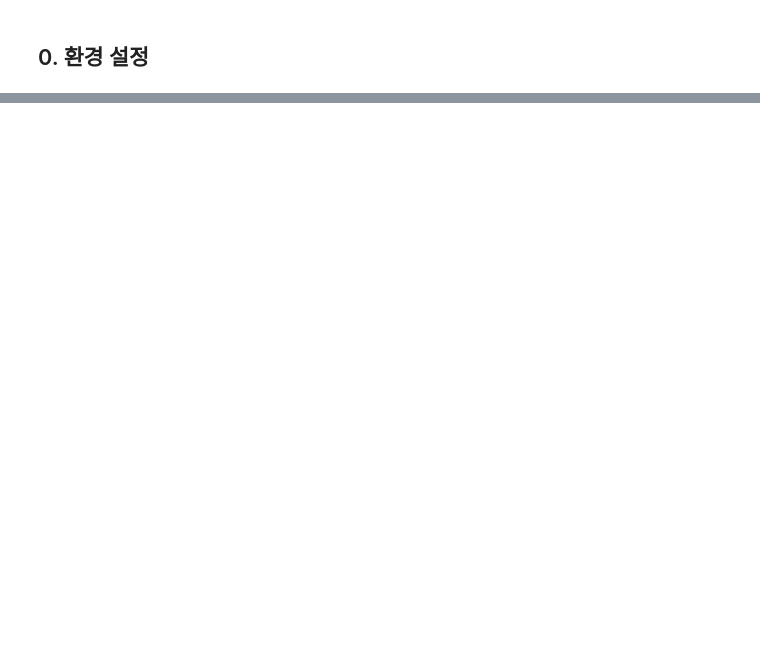
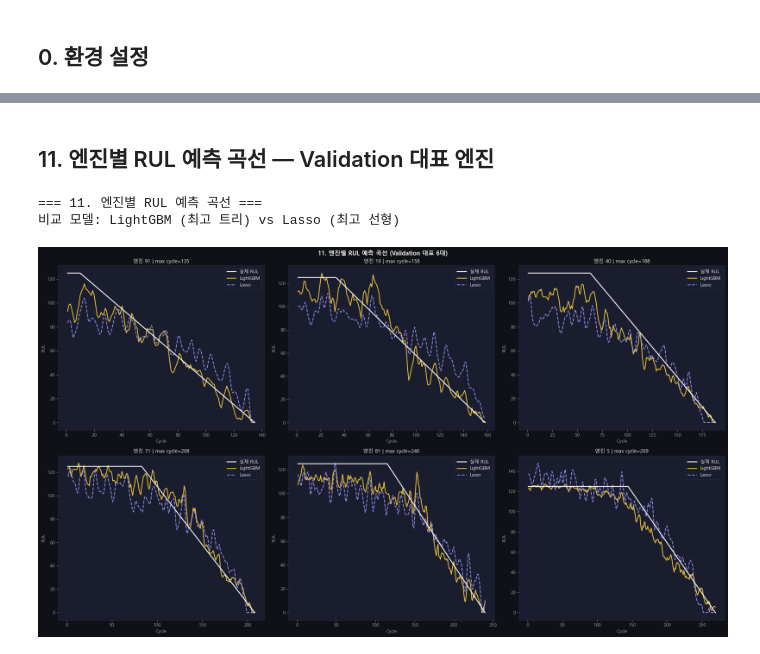
Before and after one commit to dlalswns0211/sparta_project_4_team16, a Jupyter notebook: MJ/CMAPSS_ML_FD001_MJ.ipynb, the cells around one changed output, grey strips where cells are left out. Saved outputs shown, nothing was run; the diff lists cells and outputs as text; code cells hidden in the pictures; blank space fills up the shorter version.

```diff
--- a/MJ/CMAPSS_ML_FD001_MJ.ipynb
+++ b/MJ/CMAPSS_ML_FD001_MJ.ipynb
@@ -943,0 +1262,43 @@ print('=' * 80)
+# %% [markdown]
+## 11. 엔진별 RUL 예측 곡선 — Validation 대표 엔진
+# %%
+
+print('=== 11. 엔진별 RUL 예측 곡선 ===')
+print(f'비교 모델: {best_tree_name} (최고 트리) vs {best_lin_name} (최고 선형)')
+
+val_lifecycles = valid.groupby('unit_nr')['time_cycles'].max().sort_values()
+n_engines = min(6, len(val_lifecycles))
+idx_choices = np.linspace(0, len(val_lifecycles)-1, n_engines, dtype=int)
+sel_units = val_lifecycles.iloc[idx_choices].index.tolist()
+
+fig, axes = plt.subplots(2, 3, figsize=(21, 12))
+fig.suptitle('11. 엔진별 RUL 예측 곡선 (Validation 대표 6대)', fontsize=13, fontweight='bold')
+
+for ax, uid in zip(axes.flat, sel_units):
+    udf = valid[valid['unit_nr'] == uid].sort_values('time_cycles').reset_index(drop=True)
+    Xin_tree = udf[FEATURES_TREE]
+    Xin_lin = pd.DataFrame(
+        scaler_lin.transform(udf[FEATURES_LINEAR]),
+        columns=FEATURES_LINEAR,
+        index=udf.index
+    )
+
+    pred_tree = clip_rul(BEST_MODELS[best_tree_name].predict(Xin_tree))
+    pred_lin = clip_rul(BEST_MODELS[best_lin_name].predict(Xin_lin))
+
+    ax.plot(udf['time_cycles'], udf['RUL'], color='white', lw=2, label='실제 RUL', zorder=3)
+    ax.plot(udf['time_cycles'], pred_tree, color=MODEL_COLORS[best_tree_name], lw=1.8, label=best_tree_name, alpha=0.9)
+    ax.plot(udf['time_cycles'], pred_lin, color=MODEL_COLORS[best_lin_name], lw=1.8, ls='--', label=best_lin_name, alpha=0.9)
+
+    ax.set_title(f'엔진 {uid} | max cycle={udf["time_cycles"].max()}')
+    ax.set_xlabel('Cycle')
+    ax.set_ylabel('RUL')
+    ax.legend(loc='upper right')
+    ax.set_facecolor(BG2)
+
+plt.tight_layout()
+plt.show()
+# %% [output]
+=== 11. 엔진별 RUL 예측 곡선 ===
+비교 모델: LightGBM (최고 트리) vs Lasso (최고 선형)
+[figure, added]
```
Also changed, not shown: parts of 62 cells of this notebook, 1 other file.
